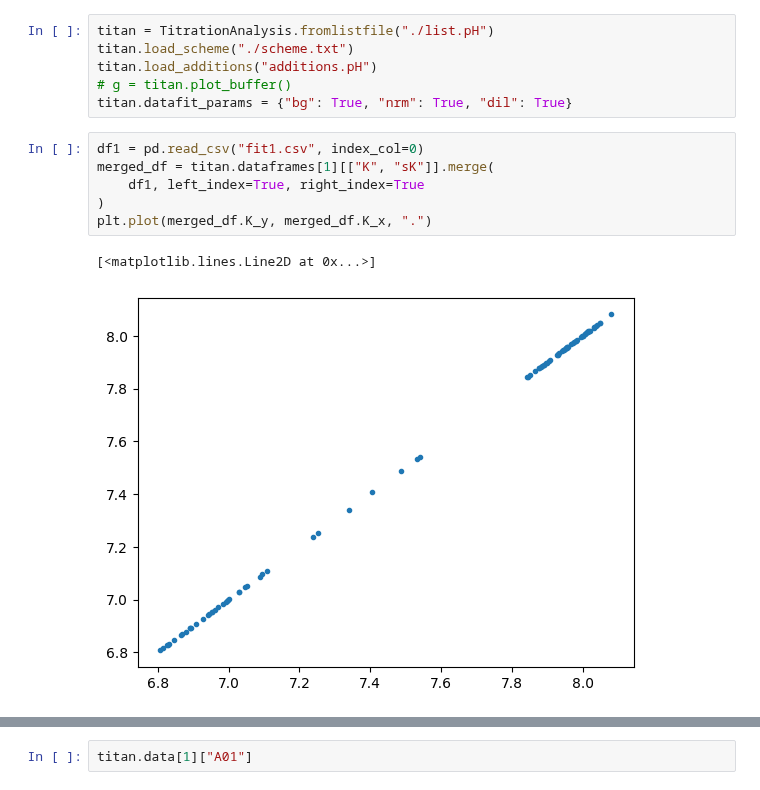
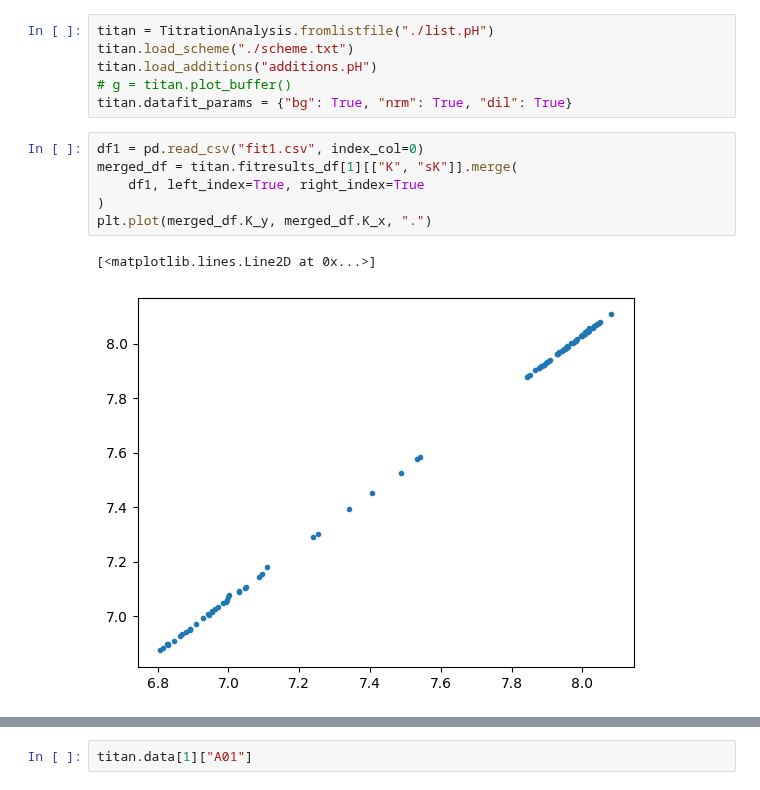
Before and after one commit to darosio/ClopHfit, a Jupyter notebook: docs/tutorials/prtecan.ipynb, the cells around one changed output, grey strips where cells are left out. Cells and saved outputs as stored; diff of their text form.

```diff
--- a/docs/tutorials/prtecan.ipynb
+++ b/docs/tutorials/prtecan.ipynb
@@ -231,13 +230,13 @@ titan.load_additions("additions.pH")
 titan.datafit_params = {"bg": True, "nrm": True, "dil": True}
 # %%
 df1 = pd.read_csv("fit1.csv", index_col=0)
-merged_df = titan.dataframes[1][["K", "sK"]].merge(
+merged_df = titan.fitresults_df[1][["K", "sK"]].merge(
     df1, left_index=True, right_index=True
 )
 plt.plot(merged_df.K_y, merged_df.K_x, ".")
 # %% [output]
 [<matplotlib.lines.Line2D at 0x...>]
-[figure, old version]
+[figure, new version]
 # %%
 sb.jointplot(merged_df, x="K_y", y="K_x", kind="reg", ratio=2)
 # %% [output]
```
Also changed, not shown: parts of 33 cells of this notebook, 5 other files.
